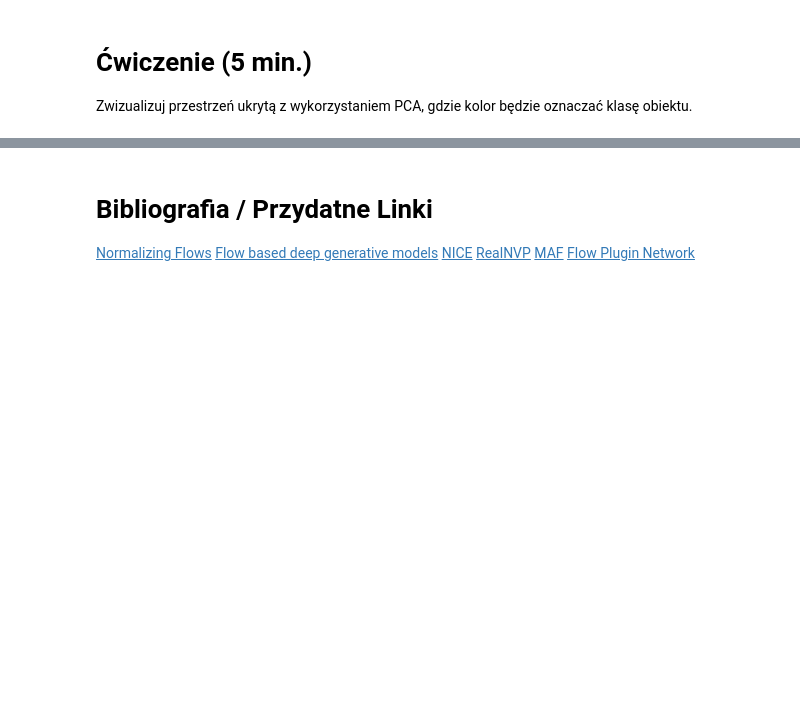
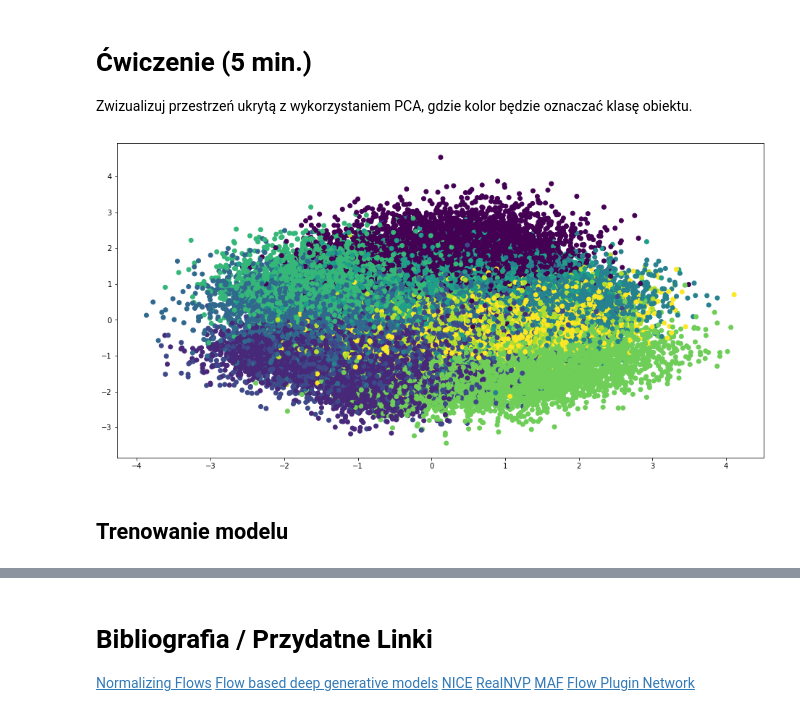
Before and after one commit to pfilo8/Conditional-object-generation-using-pre-trained-models-and-plug-in-networks, a Jupyter notebook: Workshop.ipynb, the cells around one changed output, grey strips where cells are left out. Drawn from its saved outputs; the diff is of its cells as text; code cells hidden in the pictures; blank space fills up the shorter version.

```diff
--- a/Workshop.ipynb
+++ b/Workshop.ipynb
@@ -792,9 +794,13 @@ Zwizualizuj przestrzeń ukrytą z wykorzystaniem PCA, gdzie kolor będzie oznacz
 # %%
 from sklearn.decomposition import PCA
 
 pca = PCA()
-s = pca.fit_transform(train_latent_space.drop(columns=['y']))
+s = pca.fit_transform(train_latent_space)
 
 plt.figure(figsize=(16, 8))
-plt.scatter(s[:, 0], s[:, 1], c=train_latent_space['y'])
+plt.scatter(s[:, 0], s[:, 1], c=train_labels['y'])
 plt.show()
+# %% [output]
+[figure, added]
+# %% [markdown]
+## Trenowanie modelu
```
Also changed, not shown: parts of 13 cells of this notebook.
